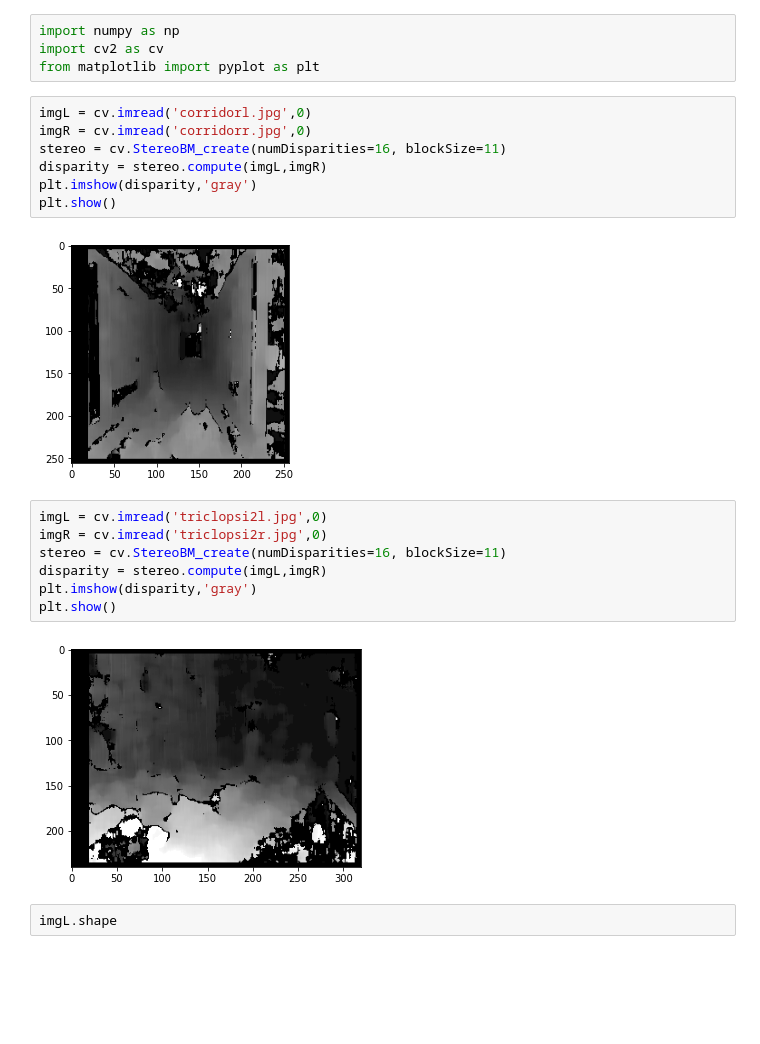
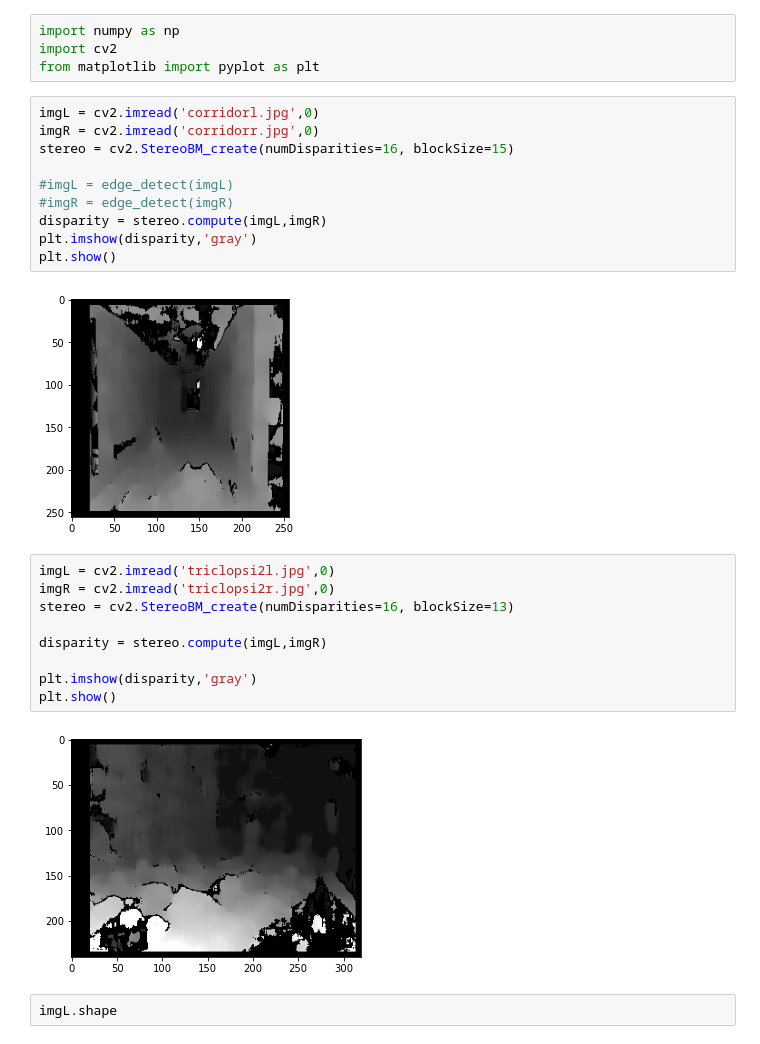
Before and after one commit to yklInverted/AI6121-CV-StereoMatching, a Jupyter notebook: Disparity map.ipynb, the cells around one changed output. Saved outputs shown, nothing was run; the diff lists cells and outputs as text; blank space fills up the shorter version.

Commit message:
opencv stereoBM

```diff
--- a/Disparity map.ipynb
+++ b/Disparity map.ipynb
@@ -1,25 +1,30 @@
 # %%
 import numpy as np
-import cv2 as cv
+import cv2
 from matplotlib import pyplot as plt
 # %%
-imgL = cv.imread('corridorl.jpg',0)
-imgR = cv.imread('corridorr.jpg',0)
-stereo = cv.StereoBM_create(numDisparities=16, blockSize=11)
+imgL = cv2.imread('corridorl.jpg',0)
+imgR = cv2.imread('corridorr.jpg',0)
+stereo = cv2.StereoBM_create(numDisparities=16, blockSize=15)
+
+#imgL = edge_detect(imgL)
+#imgR = edge_detect(imgR)
 disparity = stereo.compute(imgL,imgR)
 plt.imshow(disparity,'gray')
 plt.show()
 # %% [output]
-[figure, old version]
+[figure, new version]
 # %%
-imgL = cv.imread('triclopsi2l.jpg',0)
-imgR = cv.imread('triclopsi2r.jpg',0)
-stereo = cv.StereoBM_create(numDisparities=16, blockSize=11)
+imgL = cv2.imread('triclopsi2l.jpg',0)
+imgR = cv2.imread('triclopsi2r.jpg',0)
+stereo = cv2.StereoBM_create(numDisparities=16, blockSize=13)
+
 disparity = stereo.compute(imgL,imgR)
+
 plt.imshow(disparity,'gray')
 plt.show()
 # %% [output]
-[figure, old version]
+[figure, new version]
 # %%
 imgL.shape
 # %% [output]
```
Also changed, not shown: 3 other files.
